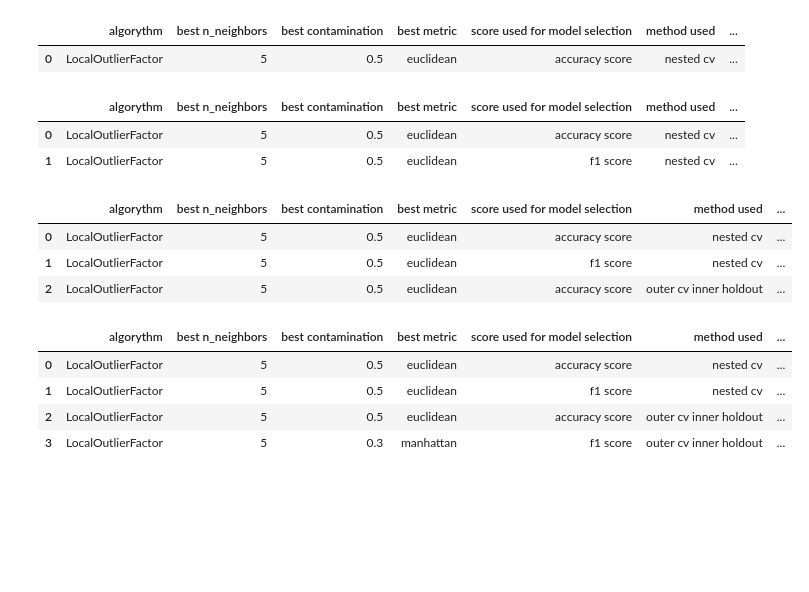
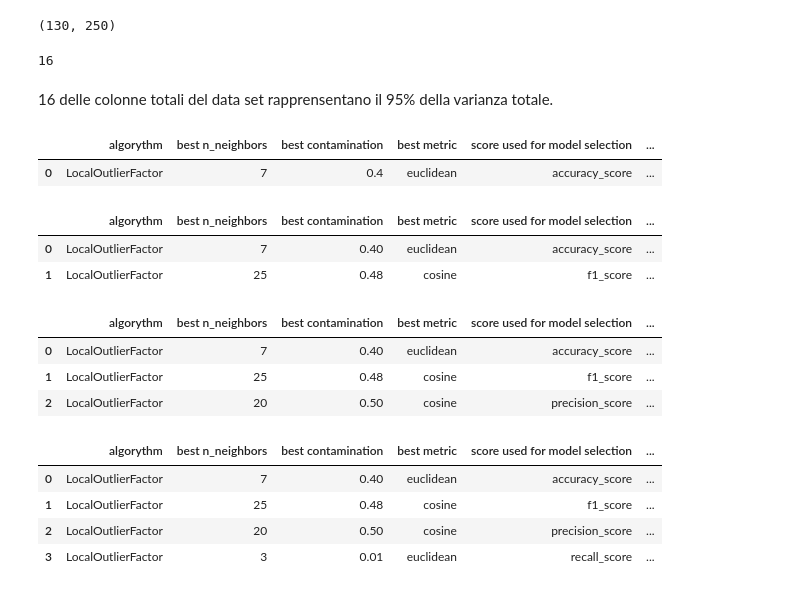
Before and after one commit to chrfum/one-class_classifier, a Jupyter notebook: run-over_classifier/one_class_codes/lof_exp2.ipynb, the cells around one changed output. Cells and saved outputs as stored; diff of their text form; code cells hidden in the pictures; blank space fills up the shorter version.

Commit message:
model selection LocalOutlierFactor con riduzione colonne basata su varianza

```diff
--- a/run-over_classifier/one_class_codes/lof_exp2.ipynb
+++ b/run-over_classifier/one_class_codes/lof_exp2.ipynb
@@ -138,0 +45,43 @@ results
+# %%
+def reduce_cols(X, components):
+    total_variance = 0
+    columns_variance = {}
+    n_cols = X.shape[1]
+
+    for col in X.columns:
+        columns_variance[col] = X[col].var()
+        total_variance += X[col].var()
+
+    cols_to_drop = []
+    for idx, (col, var) in enumerate(sorted(columns_variance.items(), key=lambda item: item[1])):
+        if (n_cols - (idx + 1) >= components):
+            cols_to_drop.append(col)
+        else:
+            break
+
+    return X.drop(columns=cols_to_drop)
+
+new_X = reduce_cols(X, 250)
+new_X.shape
+# %% [output]
+(130, 250)
+# %%
+
+total_variance = 0
+columns_variance = {}
+n_cols = X.shape[1]
+
+for col in X.columns:
+    columns_variance[col] = X[col].var()
+    total_variance += X[col].var()
+
+current_variance = total_variance
+for idx, (col, var) in enumerate(sorted(columns_variance.items(), key=lambda item: item[1])):
+    current_variance -= var
+    if (current_variance / total_variance <= 0.95):
+        print(n_cols - (idx + 1))
+        break
+# %% [output]
+16
+# %% [markdown]
+16 delle colonne totali del data set rapprensentano il 95% della varianza totale.
@@ -139,9 +187,10 @@ results
 # %%
+results = nested_cv(X, 250, accuracy_score)
 scores_df = pd.DataFrame(results, index=[0])
 scores_df
 # %% [output]
-|  | algorythm | best n_neighbors | best contamination | best metric | score used for model selection | method used | ... |
-| 0 | LocalOutlierFactor | 5 | 0.5 | euclidean | accuracy score | nested cv | ... |
+|  | algorythm | best n_neighbors | best contamination | best metric | score used for model selection | ... |
+| 0 | LocalOutlierFactor | 7 | 0.4 | euclidean | accuracy_score | ... |
 # %%
 def add_record(df, record):
     new_record = pd.DataFrame(record, index=[0])
@@ -233,7 +199,7 @@ def nested_cv_f1(X, Y, pca_components=0.9):
 # %%
-scores_df = add_record(scores_df, nested_cv_f1(mezzo_0, mezzo_1, 0.95))
+scores_df = add_record(scores_df, nested_cv(X, 250, f1_score))
 scores_df
 # %% [output]
-|  | algorythm | best n_neighbors | best contamination | best metric | score used for model selection | method used | ... |
-| 0 | LocalOutlierFactor | 5 | 0.5 | euclidean | accuracy score | nested cv | ... |
-| 1 | LocalOutlierFactor | 5 | 0.5 | euclidean | f1 score | nested cv | ... |
+|  | algorythm | best n_neighbors | best contamination | best metric | score used for model selection | ... |
+| 0 | LocalOutlierFactor | 7 | 0.40 | euclidean | accuracy_score | ... |
+| 1 | LocalOutlierFactor | 25 | 0.48 | cosine | f1_score | ... |
@@ -322,8 +206,8 @@ def outer_cv_inner_holdout_accuracy(X, Y, pca_components=0.9):
 # %%
-scores_df = add_record(scores_df, outer_cv_inner_holdout_accuracy(mezzo_0, mezzo_1, 0.95))
+scores_df = add_record(scores_df, nested_cv(X, 250, precision_score))
 scores_df
 # %% [output]
-|  | algorythm | best n_neighbors | best contamination | best metric | score used for model selection | method used | ... |
-| 0 | LocalOutlierFactor | 5 | 0.5 | euclidean | accuracy score | nested cv | ... |
-| 1 | LocalOutlierFactor | 5 | 0.5 | euclidean | f1 score | nested cv | ... |
-| 2 | LocalOutlierFactor | 5 | 0.5 | euclidean | accuracy score | outer cv inner holdout | ... |
+|  | algorythm | best n_neighbors | best contamination | best metric | score used for model selection | ... |
+| 0 | LocalOutlierFactor | 7 | 0.40 | euclidean | accuracy_score | ... |
+| 1 | LocalOutlierFactor | 25 | 0.48 | cosine | f1_score | ... |
+| 2 | LocalOutlierFactor | 20 | 0.50 | cosine | precision_score | ... |
@@ -412,9 +214,9 @@ def outer_cv_inner_holdout_f1(X, Y, pca_components=0.9):
 # %%
-scores_df = add_record(scores_df, outer_cv_inner_holdout_f1(mezzo_0, mezzo_1, 0.95))
+scores_df = add_record(scores_df, nested_cv(X, 250, recall_score))
 scores_df
 # %% [output]
-|  | algorythm | best n_neighbors | best contamination | best metric | score used for model selection | method used | ... |
-| 0 | LocalOutlierFactor | 5 | 0.5 | euclidean | accuracy score | nested cv | ... |
-| 1 | LocalOutlierFactor | 5 | 0.5 | euclidean | f1 score | nested cv | ... |
-| 2 | LocalOutlierFactor | 5 | 0.5 | euclidean | accuracy score | outer cv inner holdout | ... |
-| 3 | LocalOutlierFactor | 5 | 0.3 | manhattan | f1 score | outer cv inner holdout | ... |
+|  | algorythm | best n_neighbors | best contamination | best metric | score used for model selection | ... |
+| 0 | LocalOutlierFactor | 7 | 0.40 | euclidean | accuracy_score | ... |
+| 1 | LocalOutlierFactor | 25 | 0.48 | cosine | f1_score | ... |
+| 2 | LocalOutlierFactor | 20 | 0.50 | cosine | precision_score | ... |
+| 3 | LocalOutlierFactor | 3 | 0.01 | euclidean | recall_score | ... |
```
Also changed, not shown: parts of 21 cells of this notebook.
